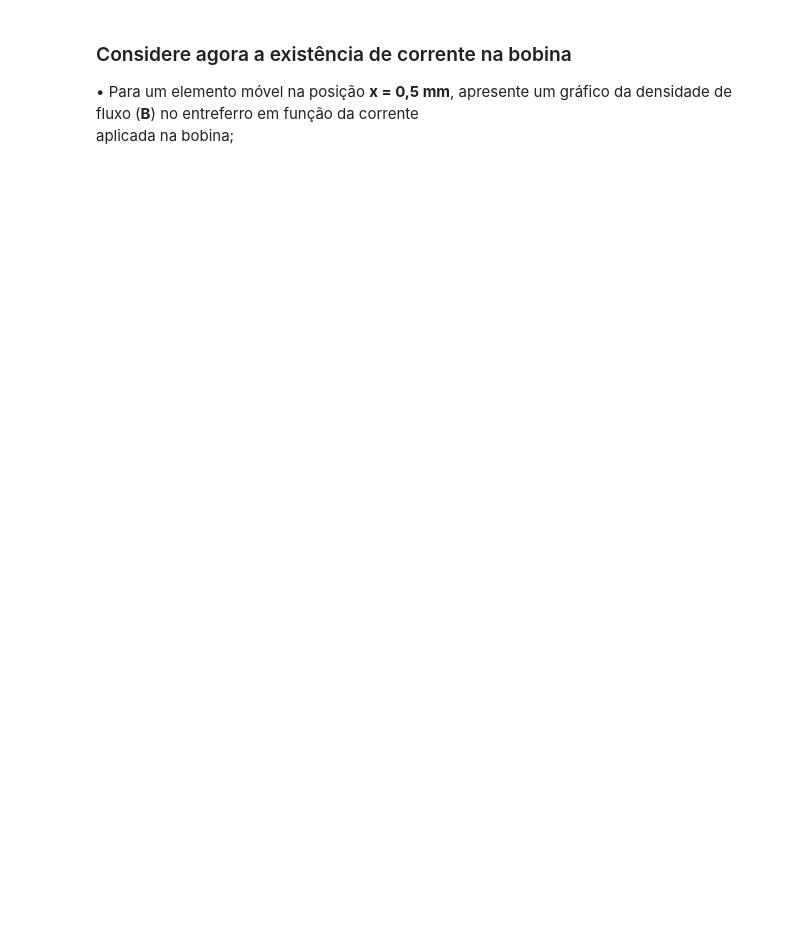
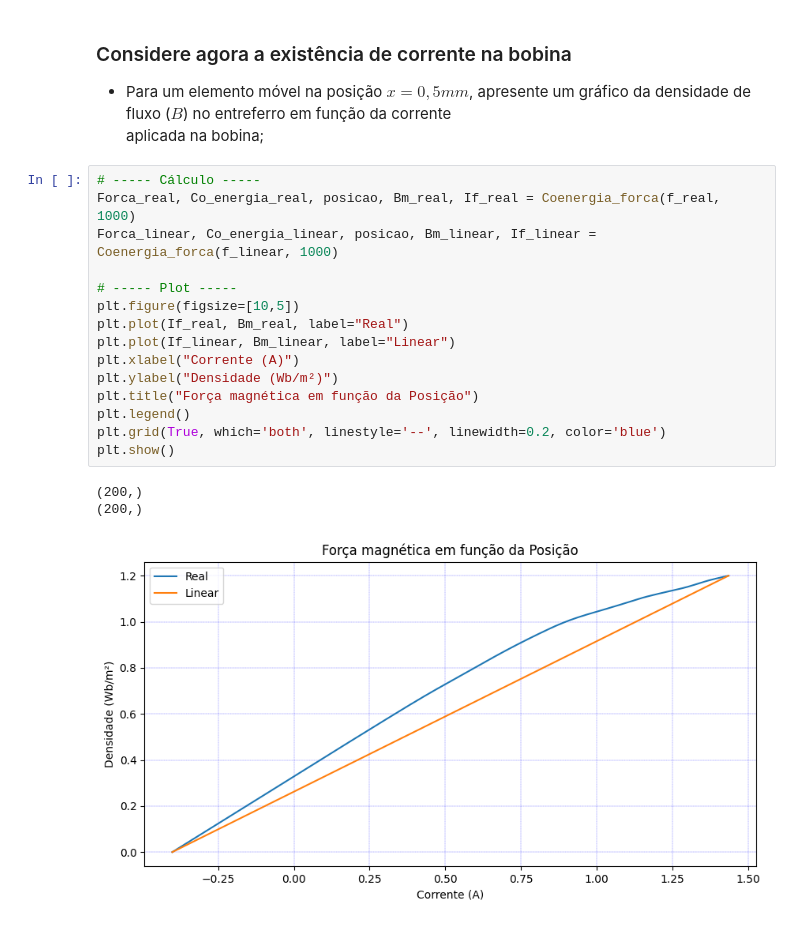
Before and after one commit to marcus-valmeida/Projeto-conversao, a Jupyter notebook: exercicio3/exercicio3.ipynb, the cells around one changed output. Cells and saved outputs as stored; diff of their text form; blank space fills up the shorter version.

```diff
--- a/exercicio3/exercicio3.ipynb
+++ b/exercicio3/exercicio3.ipynb
@@ -148,6 +146,25 @@ plt.show()
 # %% [markdown]
 ### Considere agora a existência de corrente na bobina
 
-• Para um elemento móvel na posição **x = 0,5 mm**, apresente um gráfico da densidade de fluxo (**B**) no entreferro em função da corrente
+- Para um elemento móvel na posição $x = 0,5 mm$, apresente um gráfico da densidade de fluxo ($B$) no entreferro em função da corrente
   aplicada na bobina;
+# %%
+# ----- Cálculo -----
+Forca_real, Co_energia_real, posicao, Bm_real, If_real = Coenergia_forca(f_real, 1000)
+Forca_linear, Co_energia_linear, posicao, Bm_linear, If_linear = Coenergia_forca(f_linear, 1000)
+
+# ----- Plot -----
+plt.figure(figsize=[10,5])
+plt.plot(If_real, Bm_real, label="Real")
+plt.plot(If_linear, Bm_linear, label="Linear")
+plt.xlabel("Corrente (A)")
+plt.ylabel("Densidade (Wb/m²)")
+plt.title("Força magnética em função da Posição")
+plt.legend()
+plt.grid(True, which='both', linestyle='--', linewidth=0.2, color='blue')
+plt.show()
+# %% [output]
+(200,)
+(200,)
+[figure, added]
 # %% [markdown]
```
Also changed, not shown: parts of 11 cells of this notebook.
